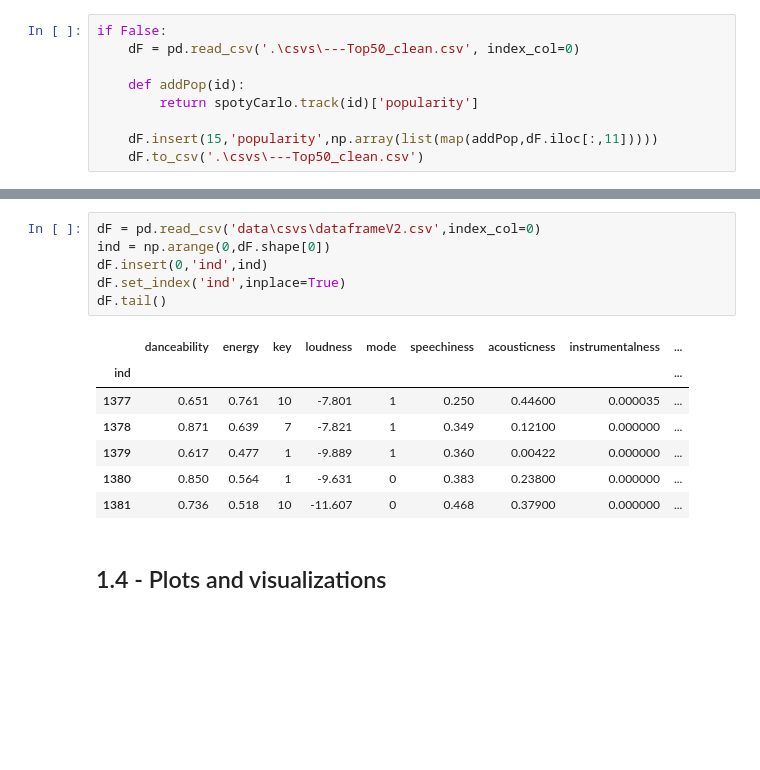
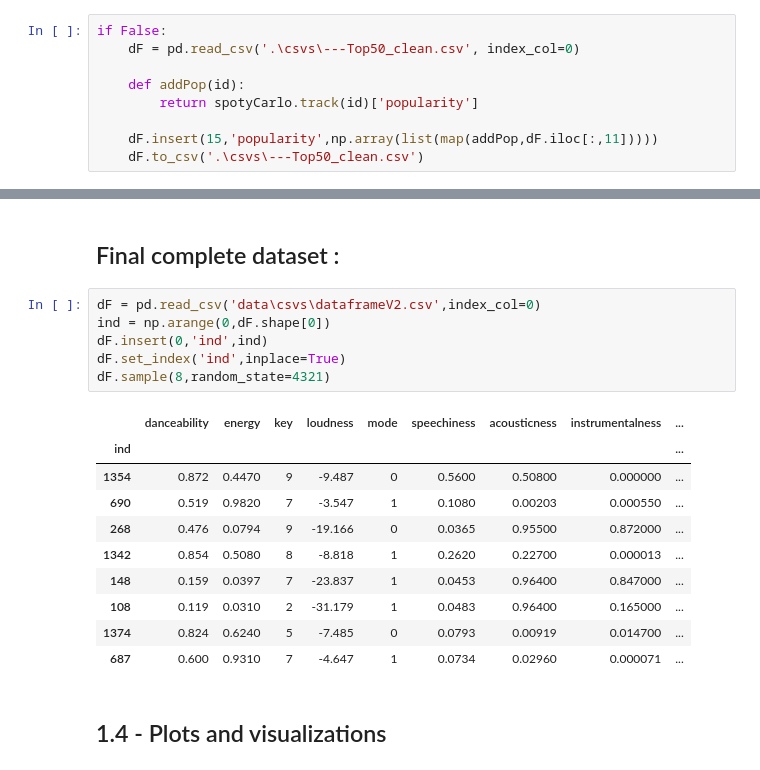
Before and after one commit to Benjamin-Barda/spotyCARLO, a Jupyter notebook: FinalNotebook.ipynb, the cells around one changed output, grey strips where cells are left out. Cells and saved outputs as stored; diff of their text form; blank space fills up the shorter version.

```diff
--- a/FinalNotebook.ipynb
+++ b/FinalNotebook.ipynb
@@ -183,17 +217,22 @@ if False:
+# %% [markdown]
+## Final complete dataset :
 # %%
 dF = pd.read_csv('data\csvs\dataframeV2.csv',index_col=0)
 ind = np.arange(0,dF.shape[0])
 dF.insert(0,'ind',ind)
 dF.set_index('ind',inplace=True)
-dF.tail()
+dF.sample(8,random_state=4321)
 # %% [output]
 |  | danceability | energy | key | loudness | mode | speechiness | acousticness | instrumentalness | ... |
 | ind |  |  |  |  |  |  |  |  | ... |
-| 1377 | 0.651 | 0.761 | 10 | -7.801 | 1 | 0.250 | 0.44600 | 0.000035 | ... |
-| 1378 | 0.871 | 0.639 | 7 | -7.821 | 1 | 0.349 | 0.12100 | 0.000000 | ... |
-| 1379 | 0.617 | 0.477 | 1 | -9.889 | 1 | 0.360 | 0.00422 | 0.000000 | ... |
-| 1380 | 0.850 | 0.564 | 1 | -9.631 | 0 | 0.383 | 0.23800 | 0.000000 | ... |
-| 1381 | 0.736 | 0.518 | 10 | -11.607 | 0 | 0.468 | 0.37900 | 0.000000 | ... |
+| 1354 | 0.872 | 0.4470 | 9 | -9.487 | 0 | 0.5600 | 0.50800 | 0.000000 | ... |
+| 690 | 0.519 | 0.9820 | 7 | -3.547 | 1 | 0.1080 | 0.00203 | 0.000550 | ... |
+| 268 | 0.476 | 0.0794 | 9 | -19.166 | 0 | 0.0365 | 0.95500 | 0.872000 | ... |
+| 1342 | 0.854 | 0.5080 | 8 | -8.818 | 1 | 0.2620 | 0.22700 | 0.000013 | ... |
+| 148 | 0.159 | 0.0397 | 7 | -23.837 | 1 | 0.0453 | 0.96400 | 0.847000 | ... |
+| 108 | 0.119 | 0.0310 | 2 | -31.179 | 1 | 0.0483 | 0.96400 | 0.165000 | ... |
+| 1374 | 0.824 | 0.6240 | 5 | -7.485 | 0 | 0.0793 | 0.00919 | 0.014700 | ... |
+| 687 | 0.600 | 0.9310 | 7 | -4.647 | 1 | 0.0734 | 0.02960 | 0.000071 | ... |
 # %% [markdown]
 ## 1.4 - Plots and visualizations
 # %% [markdown]
```
Also changed, not shown: parts of 34 cells of this notebook.
